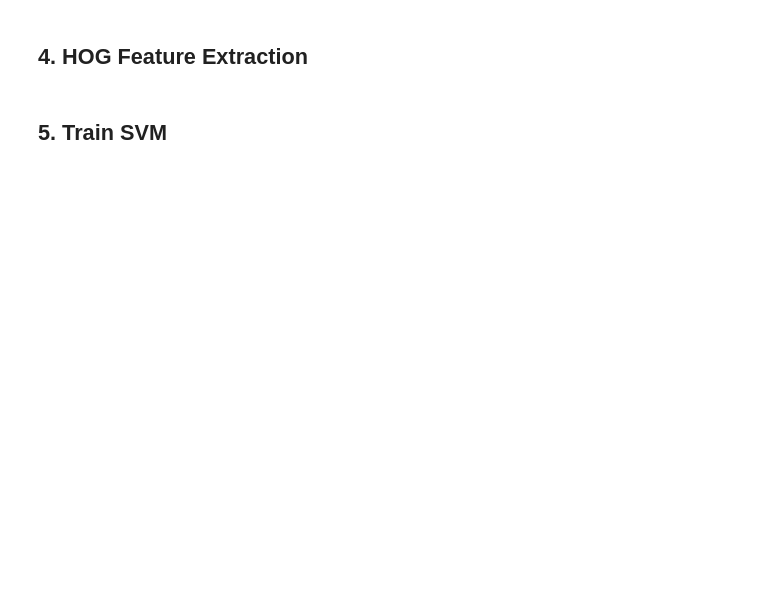
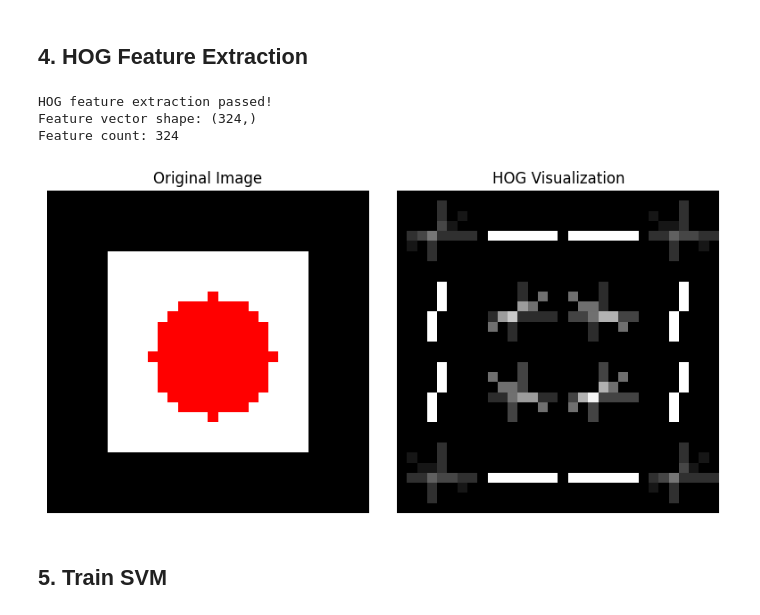
Before and after one commit to Davy-Chu/CP467GroupProject, a Jupyter notebook: notebooks/01_hog_svm.ipynb, the cells around one changed output. Cells and saved outputs as stored; diff of their text form; code cells hidden in the pictures; blank space fills up the shorter version.

```diff
--- a/notebooks/01_hog_svm.ipynb
+++ b/notebooks/01_hog_svm.ipynb
@@ -124,3 +264,40 @@ Apply any experimental condition to the common RGB image before grayscale conver
+# %%
+
+test_features = extract_hog_features(test_image)
+
+assert test_features.shape == (324,)
+assert np.all(np.isfinite(test_features))
+
+print("HOG feature extraction passed!")
+print("Feature vector shape:", test_features.shape)
+print("Feature count:", len(test_features))
+
+grayscale = preprocess_for_hog(test_image)
+
+_, hog_visualization = hog(
+    grayscale,
+    **HOG_PARAMS,
+    visualize=True,
+)
+
+fig, axes = plt.subplots(1, 2, figsize=(8, 4))
+
+axes[0].imshow(test_image)
+axes[0].set_title("Original Image")
+
+axes[1].imshow(hog_visualization, cmap="gray")
+axes[1].set_title("HOG Visualization")
+
+for axis in axes:
+    axis.axis("off")
+
+plt.tight_layout()
+plt.show()
+# %% [output]
+HOG feature extraction passed!
+Feature vector shape: (324,)
+Feature count: 324
+[figure, added]
 # %% [markdown]
 ## 5. Train SVM
 # %%
```
Also changed, not shown: parts of 17 cells of this notebook.
